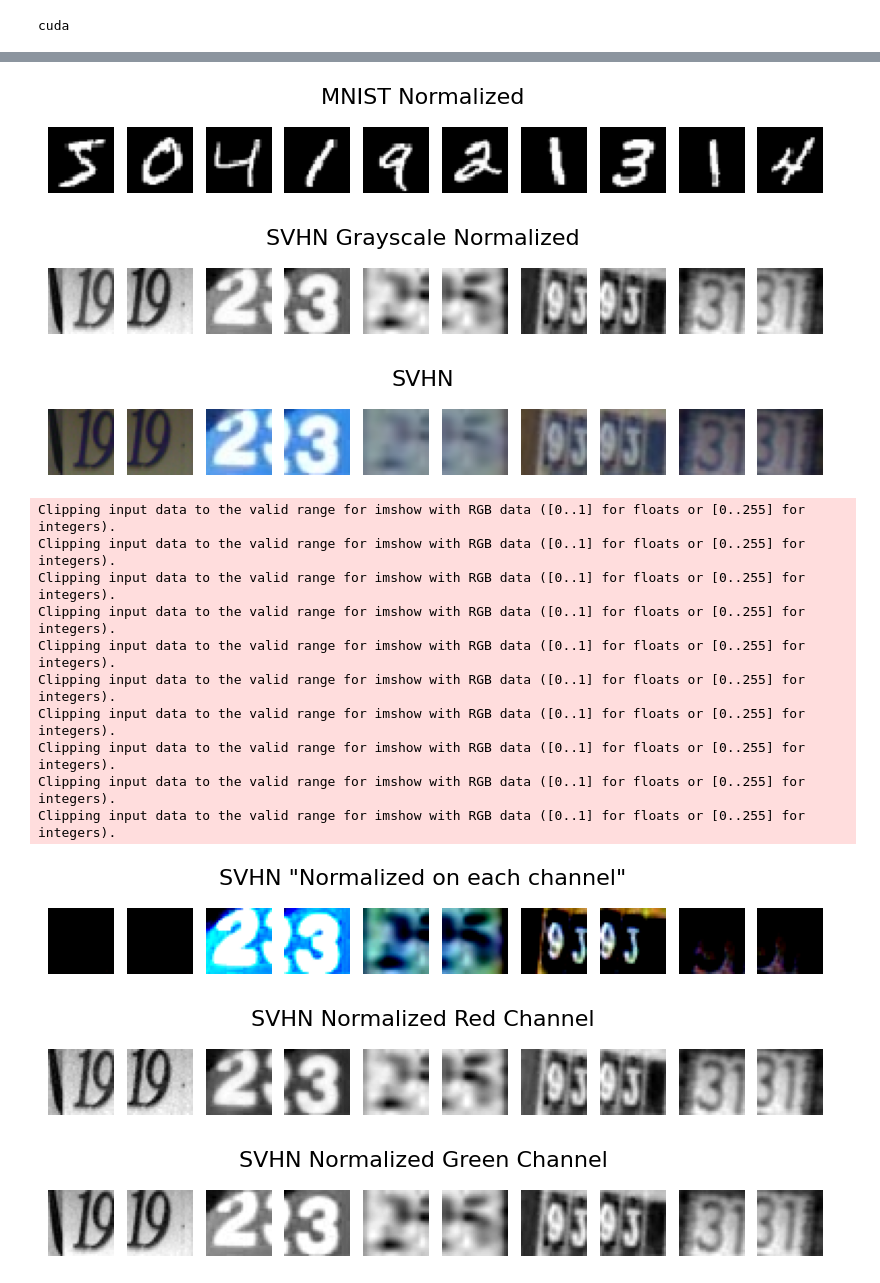
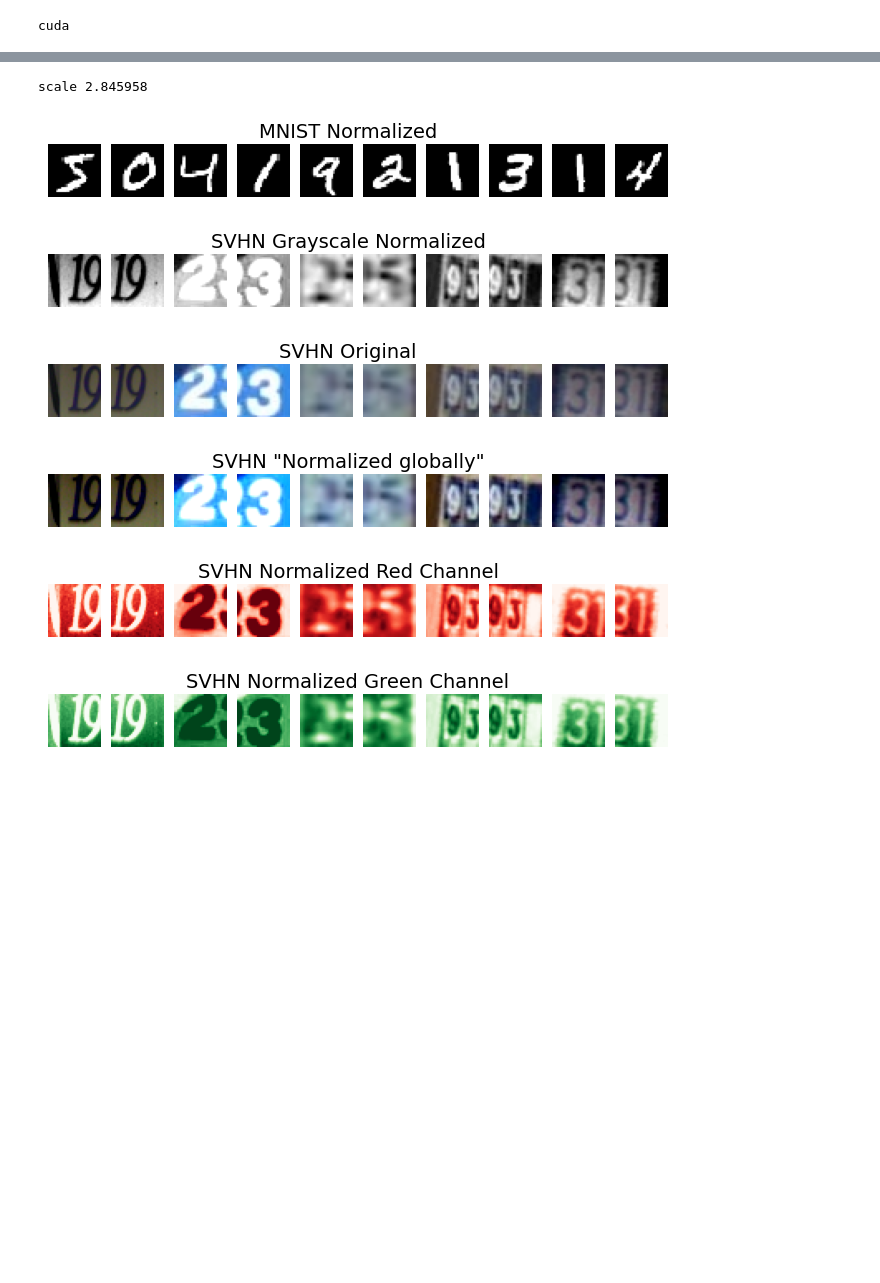
Before and after one commit to anaele-paris/domain_adaptation_MNIST_SVHN, a Jupyter notebook: CORAL_METHOD_32.ipynb, the cells around one changed output, grey strips where cells are left out. Drawn from its saved outputs; the diff is of its cells as text; code cells hidden in the pictures; blank space fills up the shorter version.

```diff
--- a/CORAL_METHOD_32.ipynb
+++ b/CORAL_METHOD_32.ipynb
@@ -137,47 +166,55 @@ SVHN BLUE mean, std: 2.1389458e-06 1.0261126
 # %%
+########################################################
+# print images to check normalisation
+# values range from -inf to +inf => need to scale to 0-1
+########################################################
 
-#print images to check normalisation
+def plot_images(images, title, color ='gray', scaled = 1):
+    fig, axs = plt.subplots(1, 10, figsize=(8, 1))
+    # standardize the range of the images with min or max
+    for i in range(10):
+        if scaled == 1:
+            scaled_image = (images[i]/scale +0.5)
+            # print('min max:', np.min(scaled_image),' - ', np.max(scaled_image))
+            # klip the values to 0-1
+            scaled_image[scaled_image > 1] = 1
+            scaled_image[scaled_image < 0] = 0
+        else:
+            scaled_image = images[i]
+        axs[i].imshow(scaled_image, cmap= color) # scales images to range 0-1
+        axs[i].axis('off')
+    plt.suptitle(title, fontsize=14)
+    plt.show()
 
-def plot_images(images, title):
-    fig, axs = plt.subplots(1, 10, figsize=(10, 1.5))
-    for i in range(10):
-        axs[i].imshow(images[i], cmap='gray')
-        axs[i].axis('off')
-    plt.suptitle(title, fontsize=16)
-    plt.show()
+high = max( np.max(mnist_norm_np_flat) , np.max(svhn_gray_norm_np_flat) , np.max(svhn_norm_np_flat) )
+low = min( np.min(mnist_norm_np_flat) , np.min(svhn_gray_norm_np_flat), np.min(svhn_norm_np_flat) )
+scale = max(abs(high), abs(low))
+print("scale", scale)
 
 # MNIST
 mnist_norm_np = mnist_norm_np_flat.reshape(-1, 32, 32)
 plot_images(mnist_norm_np, 'MNIST Normalized')
 
 # SVHN grayscale
 svhn_gray_norm_np = svhn_gray_norm_np_flat.reshape(-1, 32, 32)
 plot_images(svhn_gray_norm_np, 'SVHN Grayscale Normalized')
 
 # SVHN
-svhn_np_transpose = SVHN_train.data.transpose((0, 2, 3, 1))
-plot_images(svhn_np_transpose, 'SVHN')
+svhn_np_transpose = SVHN_train.data.transpose((0, 2, 3, 1))/255
+plot_images(svhn_np_transpose, 'SVHN Original', scaled = 0)
 
 # SVHN
 svhn_norm_np_transpose = svhn_norm_np.transpose((0, 2, 3, 1))
-plot_images(svhn_norm_np_transpose, 'SVHN "Normalized on each channel"')
-plot_images(svhn_norm_np_transpose[:,:,:,0], 'SVHN Normalized Red Channel')
-plot_images(svhn_norm_np_transpose[:,:,:,1], 'SVHN Normalized Green Channel')
-plot_images(svhn_norm_np_transpose[:,:,:,2], 'SVHN Normalized Blue Channel')
+plot_images(svhn_norm_np_transpose, 'SVHN "Normalized globally"')
+#show red channel in red, green in green and blue in blue
+plot_images(svhn_norm_np_transpose[:,:,:,0], 'SVHN Normalized Red Channel', color ='Reds')
+plot_images(svhn_norm_np_transpose[:,:,:,1], 'SVHN Normalized Green Channel', color ='Greens')
+plot_images(svhn_norm_np_transpose[:,:,:,2], 'SVHN Normalized Blue Channel', color ='Blues')
 # %% [output]
+scale 2.845958
-[figure, old version]
+[figure, new version]
-[figure, old version]
+[figure, new version]
-[figure, old version]
+[figure, new version]
-Clipping input data to the valid range for imshow with RGB data ([0..1] for floats or [0..255] for integers).
-Clipping input data to the valid range for imshow with RGB data ([0..1] for floats or [0..255] for integers).
-Clipping input data to the valid range for imshow with RGB data ([0..1] for floats or [0..255] for integers).
-Clipping input data to the valid range for imshow with RGB data ([0..1] for floats or [0..255] for integers).
-Clipping input data to the valid range for imshow with RGB data ([0..1] for floats or [0..255] for integers).
-Clipping input data to the valid range for imshow with RGB data ([0..1] for floats or [0..255] for integers).
-Clipping input data to the valid range for imshow with RGB data ([0..1] for floats or [0..255] for integers).
-Clipping input data to the valid range for imshow with RGB data ([0..1] for floats or [0..255] for integers).
-Clipping input data to the valid range for imshow with RGB data ([0..1] for floats or [0..255] for integers).
-Clipping input data to the valid range for imshow with RGB data ([0..1] for floats or [0..255] for integers).
-[figure, old version]
+[figure, new version]
-[figure, old version]
+[figure, new version]
-[figure, old version]
+[figure, new version]
```
Also changed, not shown: parts of 28 cells of this notebook, 1 other file.
